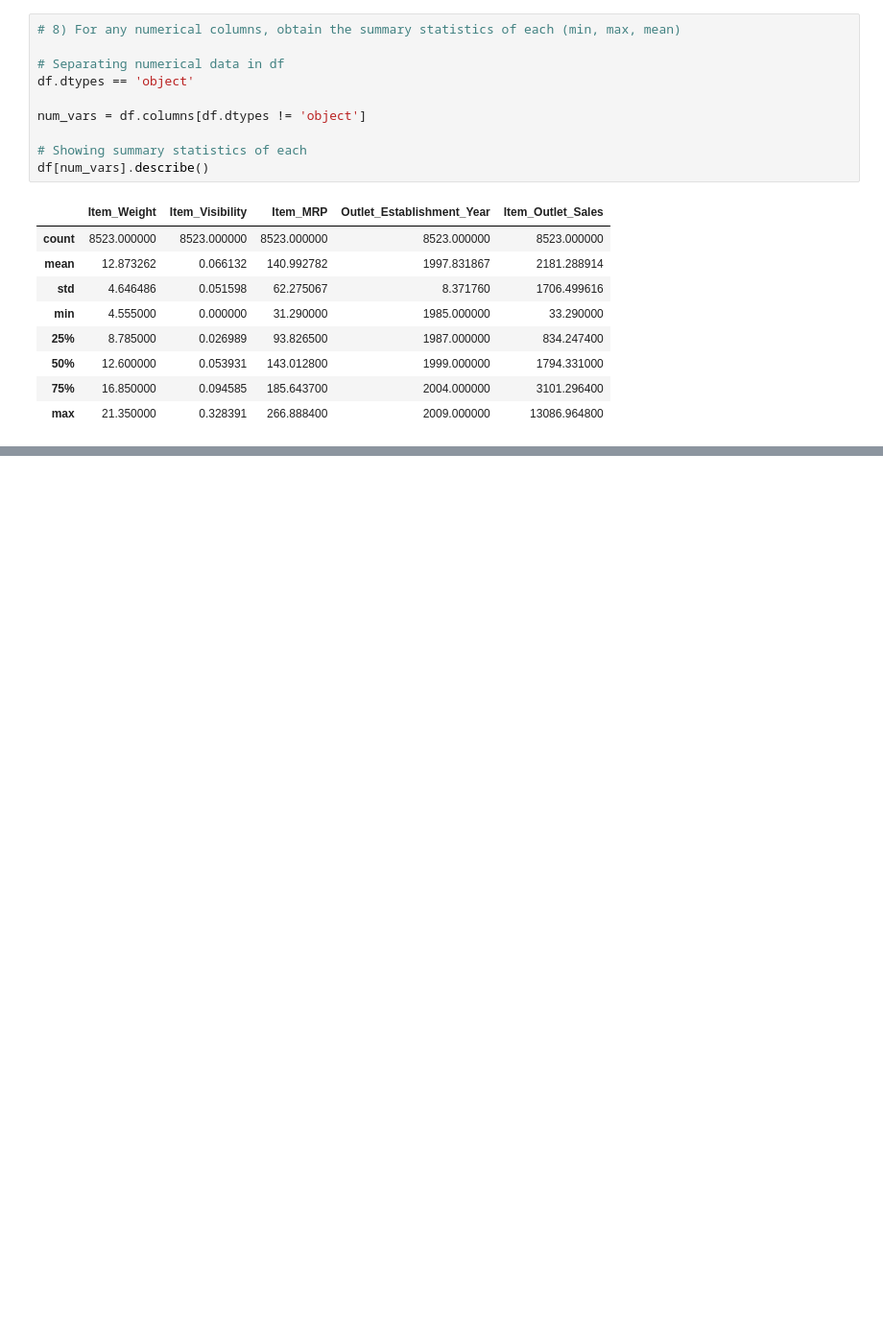
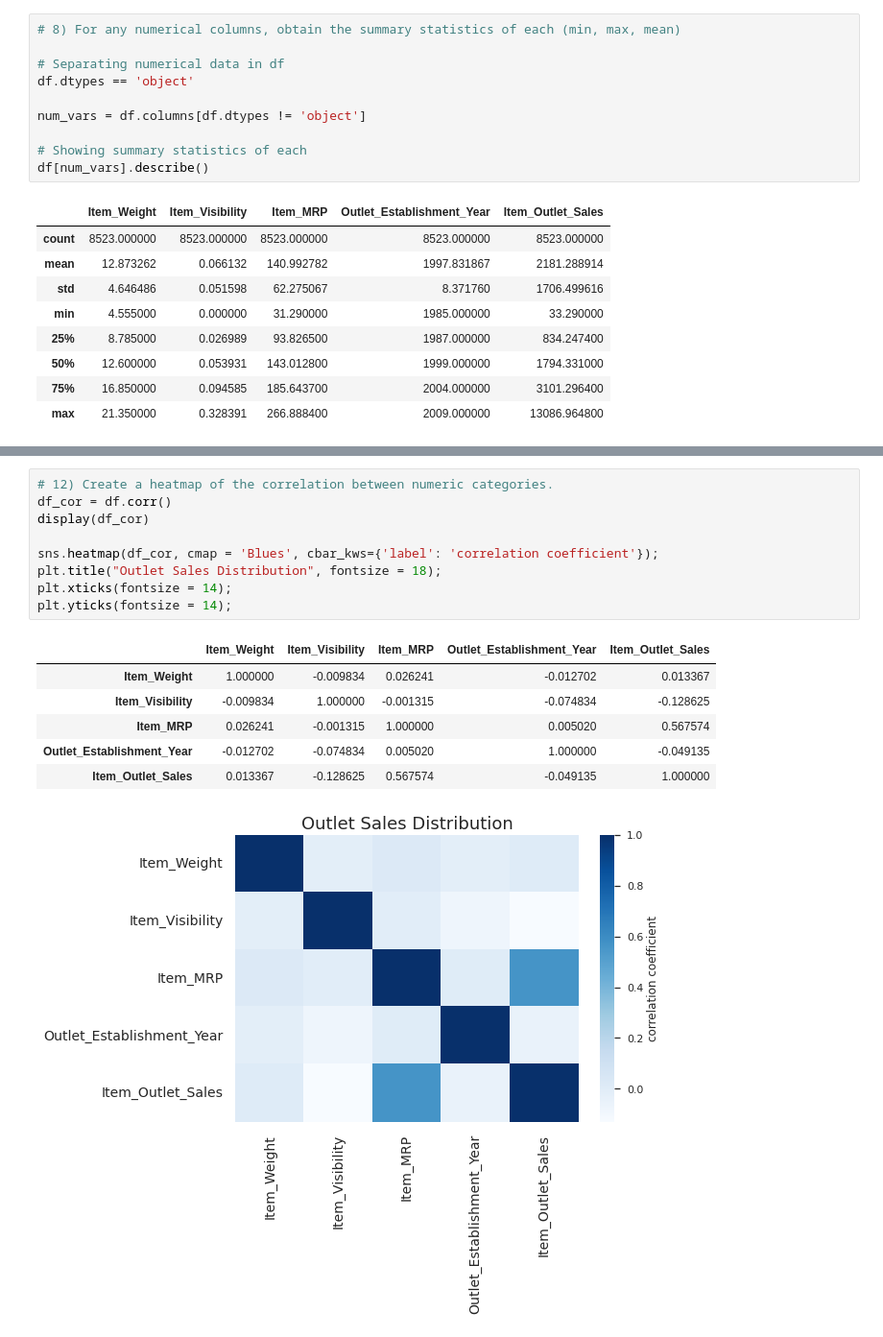
Before and after one commit to khixson1/Food_Sales_Prediction, a Jupyter notebook: Food_Sales_Predictions.ipynb, the cells around one changed output, grey strips where cells are left out. Shown: that part at 96% size. Saved outputs shown, nothing was run; the diff lists cells and outputs as text; blank space fills up the shorter version.

```diff
--- a/Food_Sales_Predictions.ipynb
+++ b/Food_Sales_Predictions.ipynb
@@ -200,0 +359,17 @@ df[num_vars].describe()
+# %%
+# 12) Create a heatmap of the correlation between numeric categories.
+df_cor = df.corr()
+display(df_cor)
+
+sns.heatmap(df_cor, cmap = 'Blues', cbar_kws={'label': 'correlation coefficient'});
+plt.title("Outlet Sales Distribution", fontsize = 18);
+plt.xticks(fontsize = 14);
+plt.yticks(fontsize = 14);
+# %% [output]
+|  | Item_Weight | Item_Visibility | Item_MRP | Outlet_Establishment_Year | Item_Outlet_Sales |
+| Item_Weight | 1.000000 | -0.009834 | 0.026241 | -0.012702 | 0.013367 |
+| Item_Visibility | -0.009834 | 1.000000 | -0.001315 | -0.074834 | -0.128625 |
+| Item_MRP | 0.026241 | -0.001315 | 1.000000 | 0.005020 | 0.567574 |
+| Outlet_Establishment_Year | -0.012702 | -0.074834 | 0.005020 | 1.000000 | -0.049135 |
+| Item_Outlet_Sales | 0.013367 | -0.128625 | 0.567574 | -0.049135 | 1.000000 |
+[figure, added]
```
Also changed, not shown: parts of 6 cells of this notebook.
